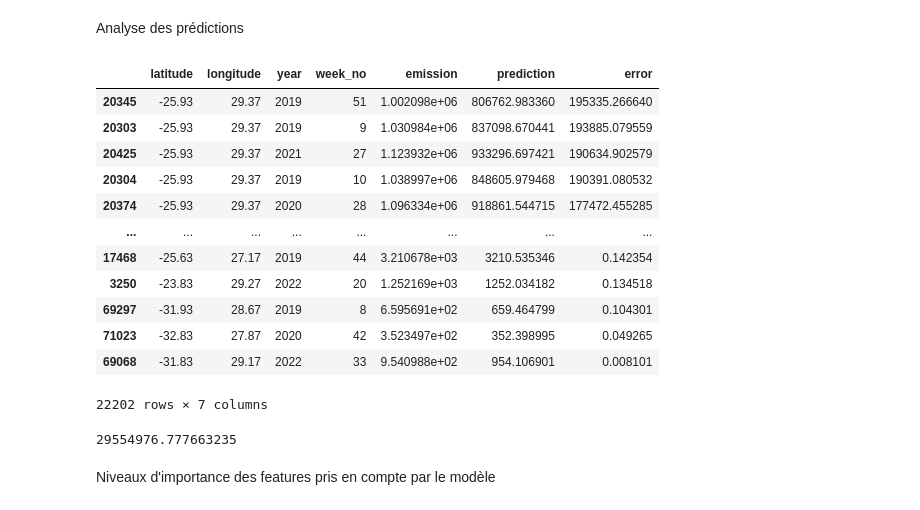
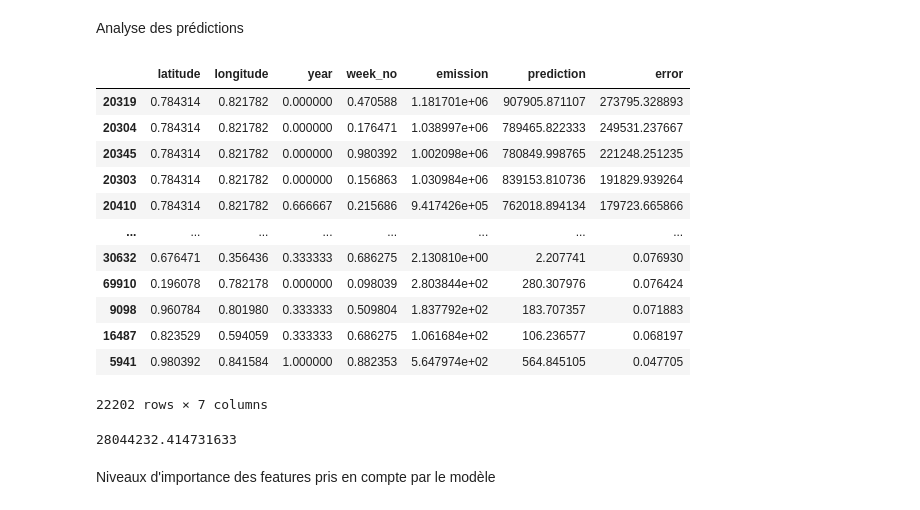
Before and after one commit to justekouassi/UmojaHack-Africa-2023-Beginner, a Jupyter notebook: EY_Carbon_final.ipynb, the cells around one changed output. Drawn from its saved outputs; the diff is of its cells as text; code cells hidden in the pictures.

```diff
--- a/EY_Carbon_final.ipynb
+++ b/EY_Carbon_final.ipynb
@@ -380,3 +353,6 @@ CB = CatBoostRegressor(**params)
+# %%
+# Instantiating the scalers
+MMS = MinMaxScaler()
 # %%
 def preprocessing_data(data: pd.DataFrame) -> pd.DataFrame:
     ''' Réalise la phase de pré-traitement d'un dataset à savoir l'encodage
@@ -384,7 +360,14 @@ def preprocessing_data(data: pd.DataFrame) -> pd.DataFrame:
     '''
     # copie du dataset
     data1 = data.copy()
-    # la liste des colonnes discrètes
+    # normalisation
+    scaler = MMS
+    try:
+        data2 = data1.drop([ID, 'location', TARGET], axis=1)
+    except:
+        data2 = data1.drop([ID, 'location'], axis=1)
+    data2[data2.columns] = scaler.fit_transform(data2)
+    data1[data2.columns] = data2
     return data1
 # %%
 train_eng_pp = preprocessing_data(train_eng)
@@ -407,3 +403,0 @@ Test du modèle sur le train set
-# %%
-model = CB
-y_pred = model_prediction(model)
@@ -428,32 +404,32 @@ RMSE Score : 6177.283098686708
 # %% [markdown]
 Analyse des prédictions
 # %%
-pred_errors = X_test.copy()
+pred_errors: pd.DataFrame = X_test.copy()
 pred_errors[TARGET] = y_test
 pred_errors['prediction'] = y_pred
 pred_errors['error'] = abs(pred_errors['prediction'] - pred_errors[TARGET])
 pred_errors = pred_errors[['latitude', 'longitude',
                            'year',	'week_no', TARGET, 'prediction', 'error']]
 pred_errors.sort_values(by='error', ascending=False, inplace=True)
 pred_errors
 # %% [output]
 |  | latitude | longitude | year | week_no | emission | prediction | error |
-| 20345 | -25.93 | 29.37 | 2019 | 51 | 1.002098e+06 | 806762.983360 | 195335.266640 |
-| 20303 | -25.93 | 29.37 | 2019 | 9 | 1.030984e+06 | 837098.670441 | 193885.079559 |
-| 20425 | -25.93 | 29.37 | 2021 | 27 | 1.123932e+06 | 933296.697421 | 190634.902579 |
-| 20304 | -25.93 | 29.37 | 2019 | 10 | 1.038997e+06 | 848605.979468 | 190391.080532 |
-| 20374 | -25.93 | 29.37 | 2020 | 28 | 1.096334e+06 | 918861.544715 | 177472.455285 |
+| 20319 | 0.784314 | 0.821782 | 0.000000 | 0.470588 | 1.181701e+06 | 907905.871107 | 273795.328893 |
+| 20304 | 0.784314 | 0.821782 | 0.000000 | 0.176471 | 1.038997e+06 | 789465.822333 | 249531.237667 |
+| 20345 | 0.784314 | 0.821782 | 0.000000 | 0.980392 | 1.002098e+06 | 780849.998765 | 221248.251235 |
+| 20303 | 0.784314 | 0.821782 | 0.000000 | 0.156863 | 1.030984e+06 | 839153.810736 | 191829.939264 |
+| 20410 | 0.784314 | 0.821782 | 0.666667 | 0.215686 | 9.417426e+05 | 762018.894134 | 179723.665866 |
 | ... | ... | ... | ... | ... | ... | ... | ... |
-| 17468 | -25.63 | 27.17 | 2019 | 44 | 3.210678e+03 | 3210.535346 | 0.142354 |
-| 3250 | -23.83 | 29.27 | 2022 | 20 | 1.252169e+03 | 1252.034182 | 0.134518 |
-| 69297 | -31.93 | 28.67 | 2019 | 8 | 6.595691e+02 | 659.464799 | 0.104301 |
-| 71023 | -32.83 | 27.87 | 2020 | 42 | 3.523497e+02 | 352.398995 | 0.049265 |
-| 69068 | -31.83 | 29.17 | 2022 | 33 | 9.540988e+02 | 954.106901 | 0.008101 |
+| 30632 | 0.676471 | 0.356436 | 0.333333 | 0.686275 | 2.130810e+00 | 2.207741 | 0.076930 |
+| 69910 | 0.196078 | 0.782178 | 0.000000 | 0.098039 | 2.803844e+02 | 280.307976 | 0.076424 |
+| 9098 | 0.960784 | 0.801980 | 0.333333 | 0.509804 | 1.837792e+02 | 183.707357 | 0.071883 |
+| 16487 | 0.823529 | 0.594059 | 0.333333 | 0.686275 | 1.061684e+02 | 106.236577 | 0.068197 |
+| 5941 | 0.980392 | 0.841584 | 1.000000 | 0.882353 | 5.647974e+02 | 564.845105 | 0.047705 |
 22202 rows × 7 columns
 # %%
 pred_errors.error.sum()
 # %% [output]
-29554976.777663235
+28044232.414731633
 # %% [markdown]
 Niveaux d'importance des features pris en compte par le modèle
 # %%
```
Also changed, not shown: parts of 26 cells of this notebook, 1 other file.
